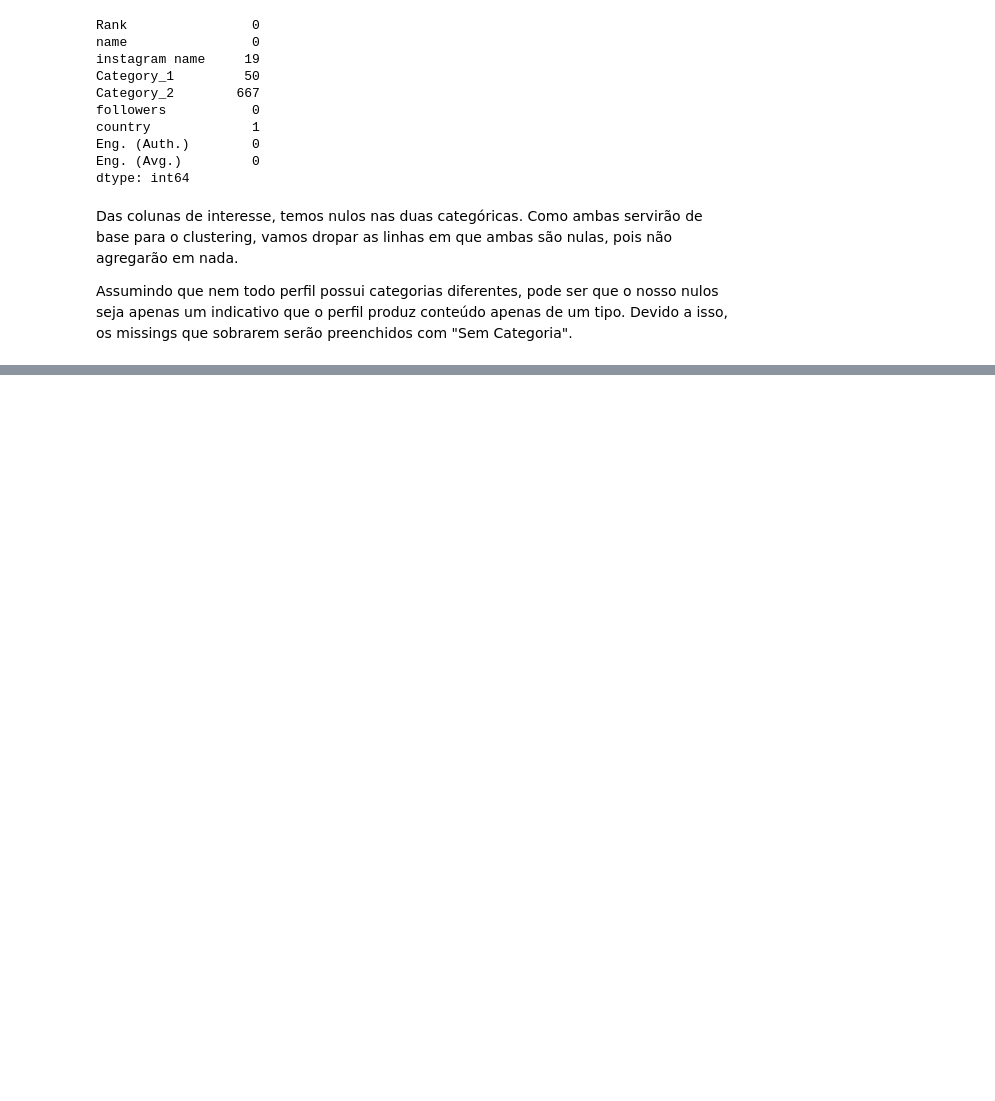
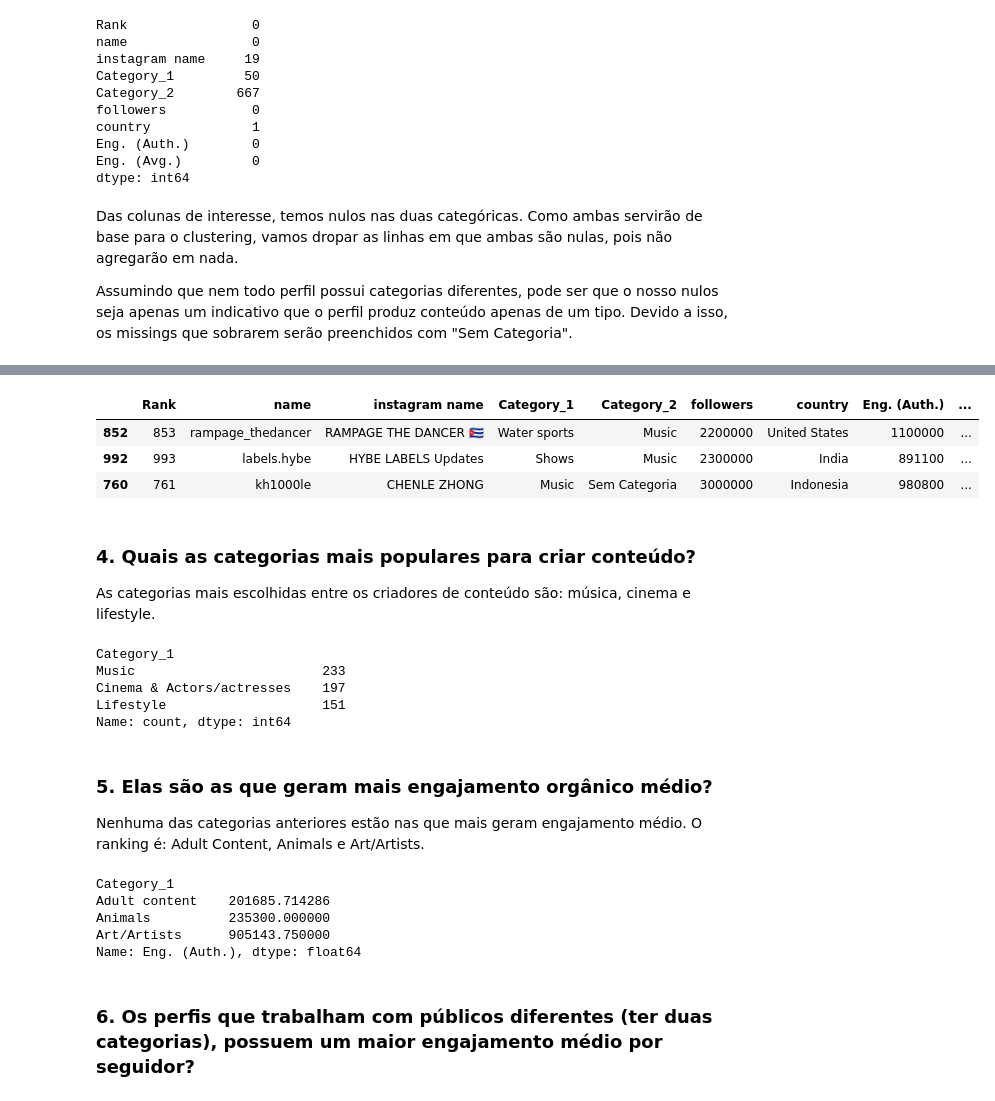
Before and after one commit to dnsrsdata/instagram_eda, a Jupyter notebook: notebooks/EDA.ipynb, the cells around one changed output, grey strips where cells are left out. Cells and saved outputs as stored; diff of their text form; code cells hidden in the pictures; blank space fills up the shorter version.

```diff
--- a/notebooks/EDA.ipynb
+++ b/notebooks/EDA.ipynb
@@ -387,0 +340,35 @@ array([ 5.30115237e-01,  3.21541638e-01,  2.82239623e-01,  4.09143050e-01,
+# %%
+# Ordenando por engajamento
+df_instagram.sort_values(by="Eng_per_follower", ascending = False).head(3)
+# %% [output]
+|  | Rank | name | instagram name | Category_1 | Category_2 | followers | country | Eng. (Auth.) | ... |
+| 852 | 853 | rampage_thedancer | RAMPAGE THE DANCER 🇨🇺 | Water sports | Music | 2200000 | United States | 1100000 | ... |
+| 992 | 993 | labels.hybe | HYBE LABELS Updates | Shows | Music | 2300000 | India | 891100 | ... |
+| 760 | 761 | kh1000le | CHENLE ZHONG | Music | Sem Categoria | 3000000 | Indonesia | 980800 | ... |
+# %% [markdown]
+### 4. Quais as categorias mais populares para criar conteúdo?
+As categorias mais escolhidas entre os criadores de conteúdo são: música,
+cinema e lifestyle.
+# %%
+# Buscando as categorias com mais produtores de conteúdo
+df_instagram["Category_1"].value_counts()[0:3]
+# %% [output]
+Category_1
+Music                        233
+Cinema & Actors/actresses    197
+Lifestyle                    151
+Name: count, dtype: int64
+# %% [markdown]
+### 5. Elas são as que geram mais engajamento orgânico médio?
+Nenhuma das categorias anteriores estão nas que mais geram engajamento médio.
+O ranking é: Adult Content, Animals e Art/Artists.
+# %%
+df_instagram.groupby("Category_1")["Eng. (Auth.)"].mean()[0:3]
+# %% [output]
+Category_1
+Adult content    201685.714286
+Animals          235300.000000
+Art/Artists      905143.750000
+Name: Eng. (Auth.), dtype: float64
+# %% [markdown]
+### 6. Os perfis que trabalham com públicos diferentes (ter duas categorias), possuem um maior engajamento médio por seguidor?
```
Also changed, not shown: parts of 19 cells of this notebook.
